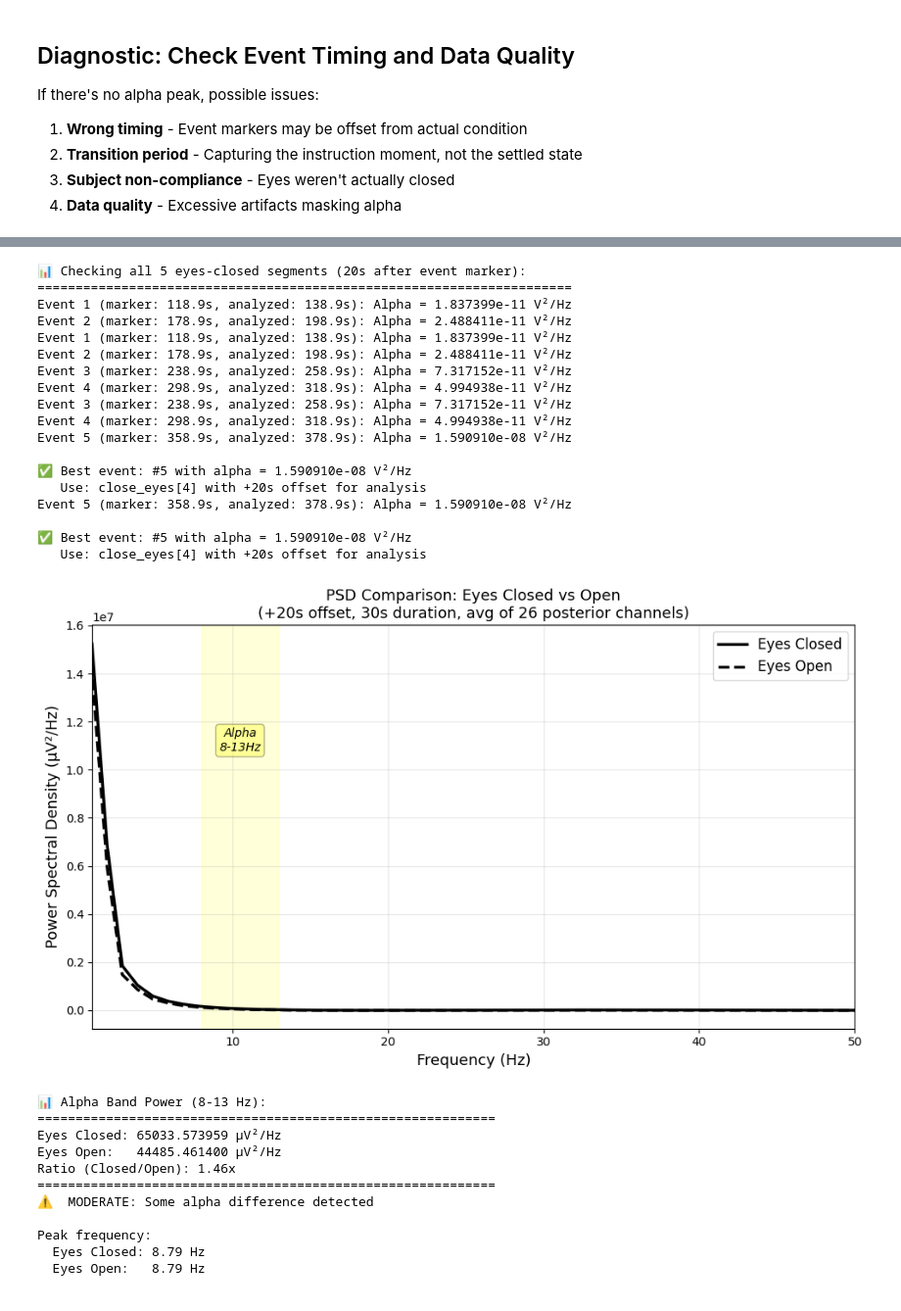
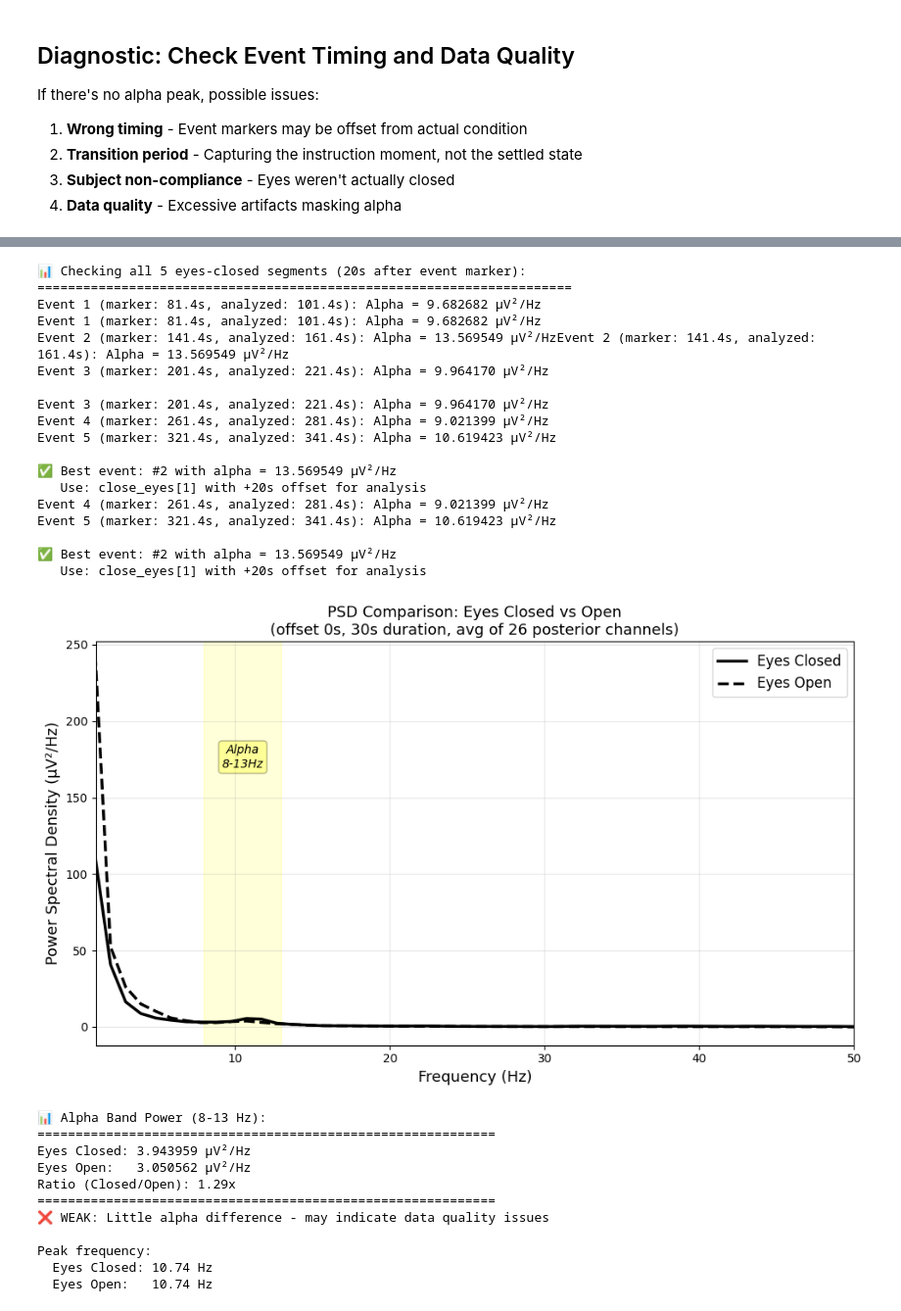
Before and after one commit to josephzhengg/amplab-digtwins, a Jupyter notebook: notebooks/joseph-nb/test_alpha.ipynb, the cells around one changed output, grey strips where cells are left out. Shown at 98% size. Cells and saved outputs as stored; diff of their text form; code cells hidden in the pictures.

```diff
--- a/notebooks/joseph-nb/test_alpha.ipynb
+++ b/notebooks/joseph-nb/test_alpha.ipynb
@@ -13,5 +13,5 @@ from scipy import signal
 processed_dir = os.path.join('..', '..', 'processed')
 resting_files = glob.glob(os.path.join(processed_dir, "*resting_state*.fif"))
 
-raw = mne.io.read_raw_fif(resting_files[60], preload=True)
+raw = mne.io.read_raw_fif(resting_files[20], preload=True)
 # %% [output]
@@ -352,34 +352,34 @@ if alpha_powers_per_event:
 # %% [output]
 📊 Checking all 5 eyes-closed segments (20s after event marker):
 ======================================================================
-Event 1 (marker: 118.9s, analyzed: 138.9s): Alpha = 1.837399e-11 V²/Hz
-Event 2 (marker: 178.9s, analyzed: 198.9s): Alpha = 2.488411e-11 V²/Hz
-Event 1 (marker: 118.9s, analyzed: 138.9s): Alpha = 1.837399e-11 V²/Hz
-Event 2 (marker: 178.9s, analyzed: 198.9s): Alpha = 2.488411e-11 V²/Hz
-Event 3 (marker: 238.9s, analyzed: 258.9s): Alpha = 7.317152e-11 V²/Hz
-Event 4 (marker: 298.9s, analyzed: 318.9s): Alpha = 4.994938e-11 V²/Hz
-Event 3 (marker: 238.9s, analyzed: 258.9s): Alpha = 7.317152e-11 V²/Hz
-Event 4 (marker: 298.9s, analyzed: 318.9s): Alpha = 4.994938e-11 V²/Hz
-Event 5 (marker: 358.9s, analyzed: 378.9s): Alpha = 1.590910e-08 V²/Hz
+Event 1 (marker: 81.4s, analyzed: 101.4s): Alpha = 9.682682 µV²/Hz
+Event 1 (marker: 81.4s, analyzed: 101.4s): Alpha = 9.682682 µV²/Hz
+Event 2 (marker: 141.4s, analyzed: 161.4s): Alpha = 13.569549 µV²/HzEvent 2 (marker: 141.4s, analyzed: 161.4s): Alpha = 13.569549 µV²/Hz
+Event 3 (marker: 201.4s, analyzed: 221.4s): Alpha = 9.964170 µV²/Hz
 
-✅ Best event: #5 with alpha = 1.590910e-08 V²/Hz
-   Use: close_eyes[4] with +20s offset for analysis
-Event 5 (marker: 358.9s, analyzed: 378.9s): Alpha = 1.590910e-08 V²/Hz
+Event 3 (marker: 201.4s, analyzed: 221.4s): Alpha = 9.964170 µV²/Hz
+Event 4 (marker: 261.4s, analyzed: 281.4s): Alpha = 9.021399 µV²/Hz
+Event 5 (marker: 321.4s, analyzed: 341.4s): Alpha = 10.619423 µV²/Hz
 
-✅ Best event: #5 with alpha = 1.590910e-08 V²/Hz
-   Use: close_eyes[4] with +20s offset for analysis
+✅ Best event: #2 with alpha = 13.569549 µV²/Hz
+   Use: close_eyes[1] with +20s offset for analysis
+Event 4 (marker: 261.4s, analyzed: 281.4s): Alpha = 9.021399 µV²/Hz
+Event 5 (marker: 321.4s, analyzed: 341.4s): Alpha = 10.619423 µV²/Hz
+
+✅ Best event: #2 with alpha = 13.569549 µV²/Hz
+   Use: close_eyes[1] with +20s offset for analysis
 # %%
-# Compare eyes closed vs open with 20s offset
+# Compare eyes closed vs open with NO offset (immediate)
 from scipy import signal as sg
 
-offset = 20  # seconds after event marker
+offset = 0  # Use immediate data after event marker (alpha visible at offset 0!)
 duration = 30  # seconds of data to analyze
 sfreq = raw.info['sfreq']
 n_samples = int(duration * sfreq)
 
 # Extract data segments with offset
-start_closed = close_eyes[4, 0] + int(offset * sfreq)
-start_open = open_eyes[4, 0] + int(offset * sfreq)
+start_closed = close_eyes[0, 0] + int(offset * sfreq)
+start_open = open_eyes[0, 0] + int(offset * sfreq)
 
 data_closed = raw.get_data(start=start_closed, stop=start_closed + n_samples)
 data_open = raw.get_data(start=start_open, stop=start_open + n_samples)
@@ -415,7 +415,7 @@ ax.text(10.5, ax.get_ylim()[1]*0.7, 'Alpha\n8-13Hz',
 
 ax.set_xlabel('Frequency (Hz)', fontsize=13)
 ax.set_ylabel('Power Spectral Density (µV²/Hz)', fontsize=13)
-ax.set_title(f'PSD Comparison: Eyes Closed vs Open\n(+{offset}s offset, {duration}s duration, avg of {len(posterior_chs)} posterior channels)',
+ax.set_title(f'PSD Comparison: Eyes Closed vs Open\n(offset {offset}s, {duration}s duration, avg of {len(posterior_chs)} posterior channels)',
              fontsize=13)
 ax.set_xlim(1, 50)
 ax.legend(loc='upper right', fontsize=12)
@@ -425,42 +425,42 @@ plt.tight_layout()
 plt.show()
 
 # Calculate alpha power statistics
 alpha_mask = (f_c >= 8) & (f_c <= 13)
 alpha_closed = np.mean(psd_closed_mean[alpha_mask])
 alpha_open = np.mean(psd_open_mean[alpha_mask])
 ratio = alpha_closed / alpha_open if alpha_open > 0 else 0
 
 print(f"\n📊 Alpha Band Power (8-13 Hz):")
 print(f"=" * 60)
 print(f"Eyes Closed: {alpha_closed:.6f} µV²/Hz")
 print(f"Eyes Open:   {alpha_open:.6f} µV²/Hz")
 print(f"Ratio (Closed/Open): {ratio:.2f}x")
 print(f"=" * 60)
 
 if ratio > 2.0:
     print("✅ STRONG: Expected alpha suppression with eyes open")
 elif ratio > 1.3:
     print("⚠️  MODERATE: Some alpha difference detected")
 else:
     print("❌ WEAK: Little alpha difference - may indicate data quality issues")
 
 # Show peak frequency in alpha band
 peak_idx_closed = np.argmax(psd_closed_mean[alpha_mask])
 peak_idx_open = np.argmax(psd_open_mean[alpha_mask])
 alpha_freqs = f_c[alpha_mask]
 print(f"\nPeak frequency:")
 print(f"  Eyes Closed: {alpha_freqs[peak_idx_closed]:.2f} Hz")
 print(f"  Eyes Open:   {alpha_freqs[peak_idx_open]:.2f} Hz")
 # %% [output]
-[figure, old version]
+[figure, new version]
 📊 Alpha Band Power (8-13 Hz):
 ============================================================
-Eyes Closed: 65033.573959 µV²/Hz
-Eyes Open:   44485.461400 µV²/Hz
-Ratio (Closed/Open): 1.46x
+Eyes Closed: 3.943959 µV²/Hz
+Eyes Open:   3.050562 µV²/Hz
+Ratio (Closed/Open): 1.29x
 ============================================================
-⚠️  MODERATE: Some alpha difference detected
+❌ WEAK: Little alpha difference - may indicate data quality issues
 
 Peak frequency:
-  Eyes Closed: 8.79 Hz
-  Eyes Open:   8.79 Hz
+  Eyes Closed: 10.74 Hz
+  Eyes Open:   10.74 Hz
```
Also changed, not shown: parts of 13 cells of this notebook, 9 other files.
